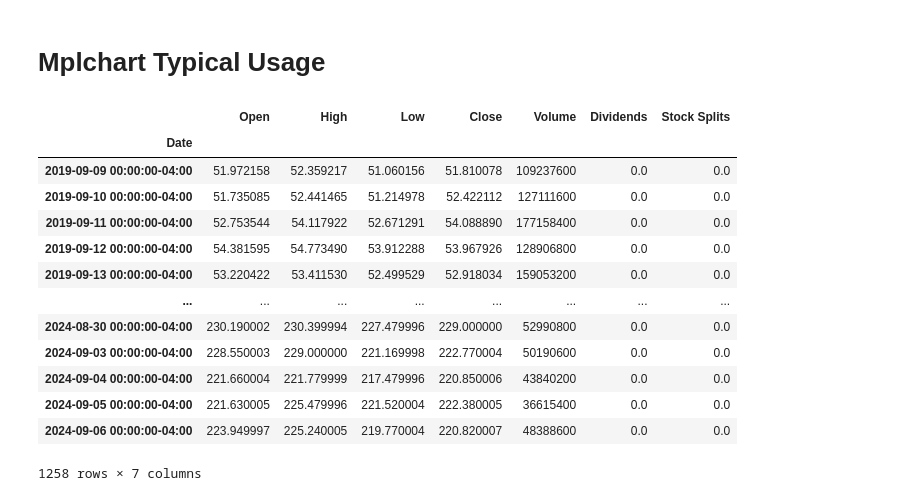
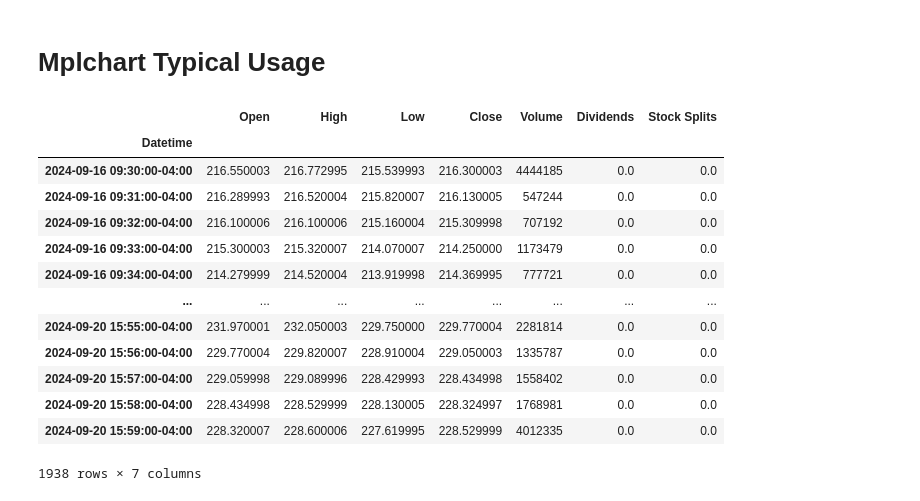
Before and after one commit to furechan/mplchart, a Jupyter notebook: examples/typical-usage.ipynb, the cells around one changed output. Saved outputs shown, nothing was run; the diff lists cells and outputs as text; code cells hidden in the pictures.

```diff
--- a/examples/typical-usage.ipynb
+++ b/examples/typical-usage.ipynb
@@ -8,21 +9,24 @@ from mplchart.primitives import Candlesticks, Volume
 from mplchart.indicators import SMA, RSI, MACD
-# %%
-ticker = "AAPL"
-prices = yf.Ticker(ticker).history(period="5y")
-prices
-# %% [output]
-|  | Open | High | Low | Close | Volume | Dividends | Stock Splits |
-| Date |  |  |  |  |  |  |  |
-| 2019-09-09 00:00:00-04:00 | 51.972158 | 52.359217 | 51.060156 | 51.810078 | 109237600 | 0.0 | 0.0 |
-| 2019-09-10 00:00:00-04:00 | 51.735085 | 52.441465 | 51.214978 | 52.422112 | 127111600 | 0.0 | 0.0 |
-| 2019-09-11 00:00:00-04:00 | 52.753544 | 54.117922 | 52.671291 | 54.088890 | 177158400 | 0.0 | 0.0 |
-| 2019-09-12 00:00:00-04:00 | 54.381595 | 54.773490 | 53.912288 | 53.967926 | 128906800 | 0.0 | 0.0 |
-| 2019-09-13 00:00:00-04:00 | 53.220422 | 53.411530 | 52.499529 | 52.918034 | 159053200 | 0.0 | 0.0 |
-| ... | ... | ... | ... | ... | ... | ... | ... |
-| 2024-08-30 00:00:00-04:00 | 230.190002 | 230.399994 | 227.479996 | 229.000000 | 52990800 | 0.0 | 0.0 |
-| 2024-09-03 00:00:00-04:00 | 228.550003 | 229.000000 | 221.169998 | 222.770004 | 50190600 | 0.0 | 0.0 |
-| 2024-09-04 00:00:00-04:00 | 221.660004 | 221.779999 | 217.479996 | 220.850006 | 43840200 | 0.0 | 0.0 |
-| 2024-09-05 00:00:00-04:00 | 221.630005 | 225.479996 | 221.520004 | 222.380005 | 36615400 | 0.0 | 0.0 |
-| 2024-09-06 00:00:00-04:00 | 223.949997 | 225.240005 | 219.770004 | 220.820007 | 48388600 | 0.0 | 0.0 |
-1258 rows × 7 columns
+# %%
+# intervals: 1m, 2m, 5m, 15m, 30m, 60m, 90m, 1h, 1d, 5d, 1wk, 1mo, 3mo
+
+ticker, interval, period = "AAPL", "1m", "5d"
+
+prices = yf.Ticker(ticker).history(interval=interval, period=period)
+prices
+# %% [output]
+|  | Open | High | Low | Close | Volume | Dividends | Stock Splits |
+| Datetime |  |  |  |  |  |  |  |
+| 2024-09-16 09:30:00-04:00 | 216.550003 | 216.772995 | 215.539993 | 216.300003 | 4444185 | 0.0 | 0.0 |
+| 2024-09-16 09:31:00-04:00 | 216.289993 | 216.520004 | 215.820007 | 216.130005 | 547244 | 0.0 | 0.0 |
+| 2024-09-16 09:32:00-04:00 | 216.100006 | 216.100006 | 215.160004 | 215.309998 | 707192 | 0.0 | 0.0 |
+| 2024-09-16 09:33:00-04:00 | 215.300003 | 215.320007 | 214.070007 | 214.250000 | 1173479 | 0.0 | 0.0 |
+| 2024-09-16 09:34:00-04:00 | 214.279999 | 214.520004 | 213.919998 | 214.369995 | 777721 | 0.0 | 0.0 |
+| ... | ... | ... | ... | ... | ... | ... | ... |
+| 2024-09-20 15:55:00-04:00 | 231.970001 | 232.050003 | 229.750000 | 229.770004 | 2281814 | 0.0 | 0.0 |
+| 2024-09-20 15:56:00-04:00 | 229.770004 | 229.820007 | 228.910004 | 229.050003 | 1335787 | 0.0 | 0.0 |
+| 2024-09-20 15:57:00-04:00 | 229.059998 | 229.089996 | 228.429993 | 228.434998 | 1558402 | 0.0 | 0.0 |
+| 2024-09-20 15:58:00-04:00 | 228.434998 | 228.529999 | 228.130005 | 228.324997 | 1768981 | 0.0 | 0.0 |
+| 2024-09-20 15:59:00-04:00 | 228.320007 | 228.600006 | 227.619995 | 228.529999 | 4012335 | 0.0 | 0.0 |
+1938 rows × 7 columns
 # %%
```
Also changed, not shown: parts of 2 cells of this notebook, 9 other files.
